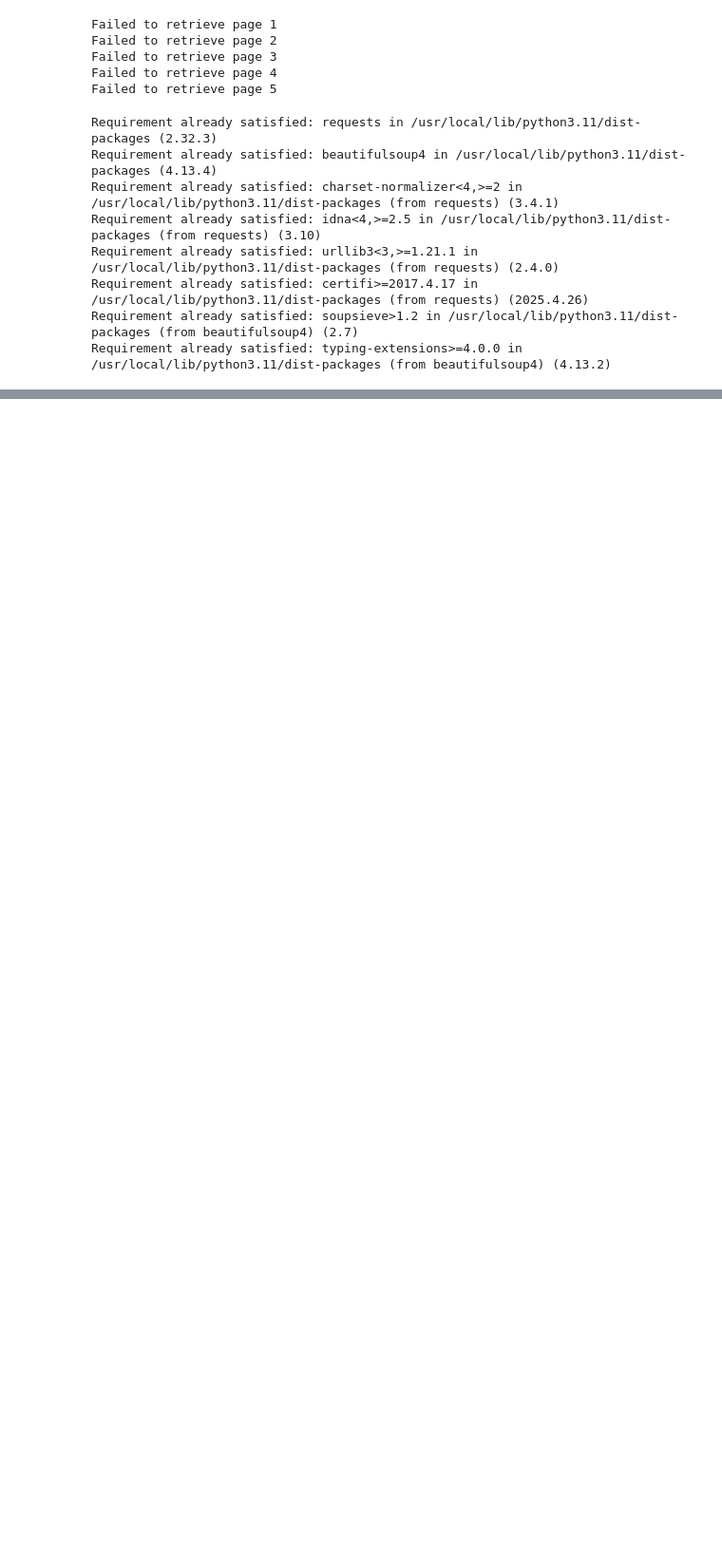
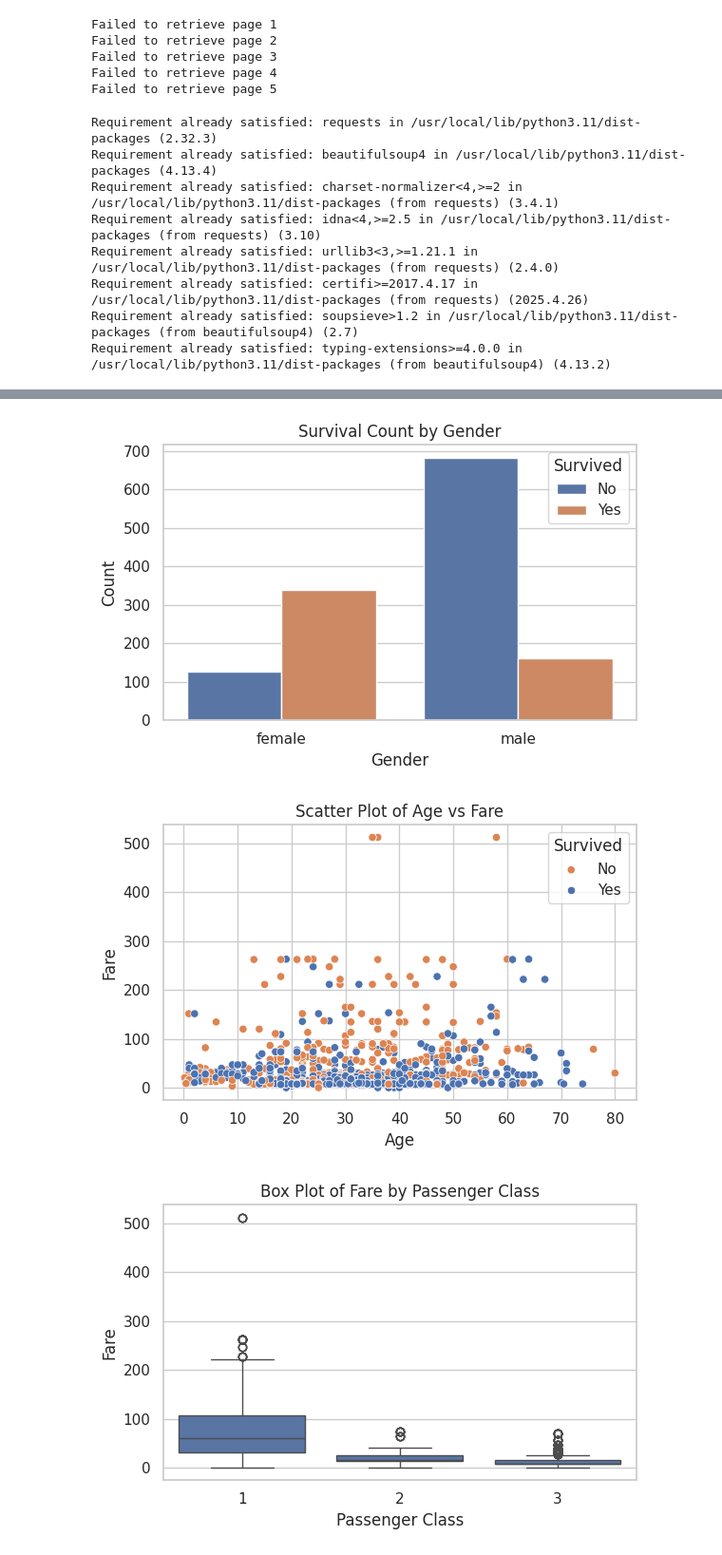
Before and after one commit to Puthalir/Puthalir.github.io, a Jupyter notebook: Day_2_.ipynb, the cells around one changed output, grey strips where cells are left out. Shown at 95% size. Cells and saved outputs as stored; diff of their text form; code cells hidden in the pictures; blank space fills up the shorter version.

```diff
--- a/Day_2_.ipynb
+++ b/Day_2_.ipynb
@@ -400,0 +462,53 @@ SyntaxError: invalid syntax (<ipython-input-17-557a054a6150>, line 178)
+# %%
+
+# Load dataset
+df = pd.read_excel("titanic3.xls")
+
+# Set plot style
+sns.set(style="whitegrid")
+
+# 🔹 1. Bar Plot: Survival count by Gender
+plt.figure(figsize=(6, 4))
+sns.countplot(x='sex', hue='survived', data=df)
+plt.title("Survival Count by Gender")
+plt.xlabel("Gender")
+plt.ylabel("Count")
+plt.legend(title="Survived", labels=["No", "Yes"])
+plt.tight_layout()
+plt.show()
+
+# 🔹 2. Scatter Plot: Age vs Fare (color by Survival)
+plt.figure(figsize=(6, 4))
+sns.scatterplot(x='age', y='fare', hue='survived', data=df)
+plt.title("Scatter Plot of Age vs Fare")
+plt.xlabel("Age")
+plt.ylabel("Fare")
+plt.legend(title="Survived", labels=["No", "Yes"])
+plt.tight_layout()
+plt.show()
+
+# 🔹 3. Box Plot: Fare distribution by Passenger Class
+plt.figure(figsize=(6, 4))
+sns.boxplot(x='pclass', y='fare', data=df)
+plt.title("Box Plot of Fare by Passenger Class")
+plt.xlabel("Passenger Class")
+plt.ylabel("Fare")
+plt.tight_layout()
+plt.show()
+
+# 🔹 4. Line (Pipeline) Plot: Cumulative survivors over entries
+# First, drop NaNs in 'survived' and compute cumulative sum
+df_filtered = df.dropna(subset=["survived"])
+df_filtered['CumulativeSurvivors'] = df_filtered['survived'].cumsum()
+
+plt.figure(figsize=(6, 4))
+plt.plot(df_filtered.index, df_filtered['CumulativeSurvivors'])
+plt.title("Line Plot: Cumulative Survivors")
+plt.xlabel("Index")
+plt.ylabel("Cumulative Survivors")
+plt.tight_layout()
+plt.show()
+# %% [output]
+[figure, added]
+[figure, added]
+[figure, added]
```
Also changed, not shown: parts of 6 cells of this notebook.
